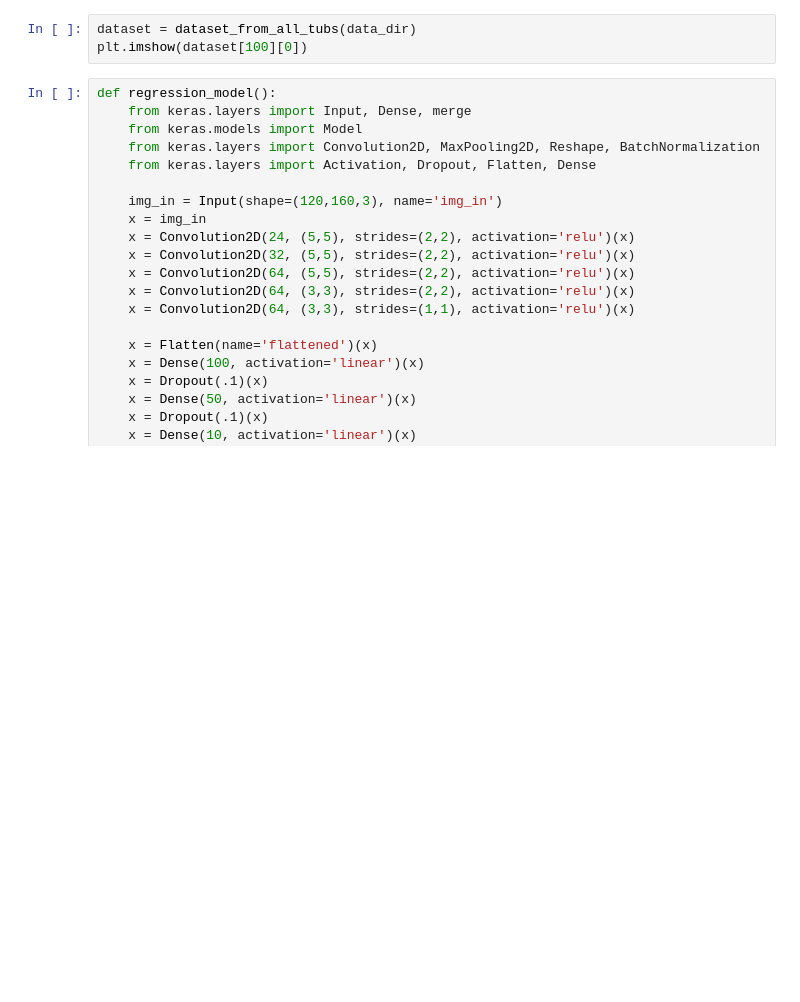
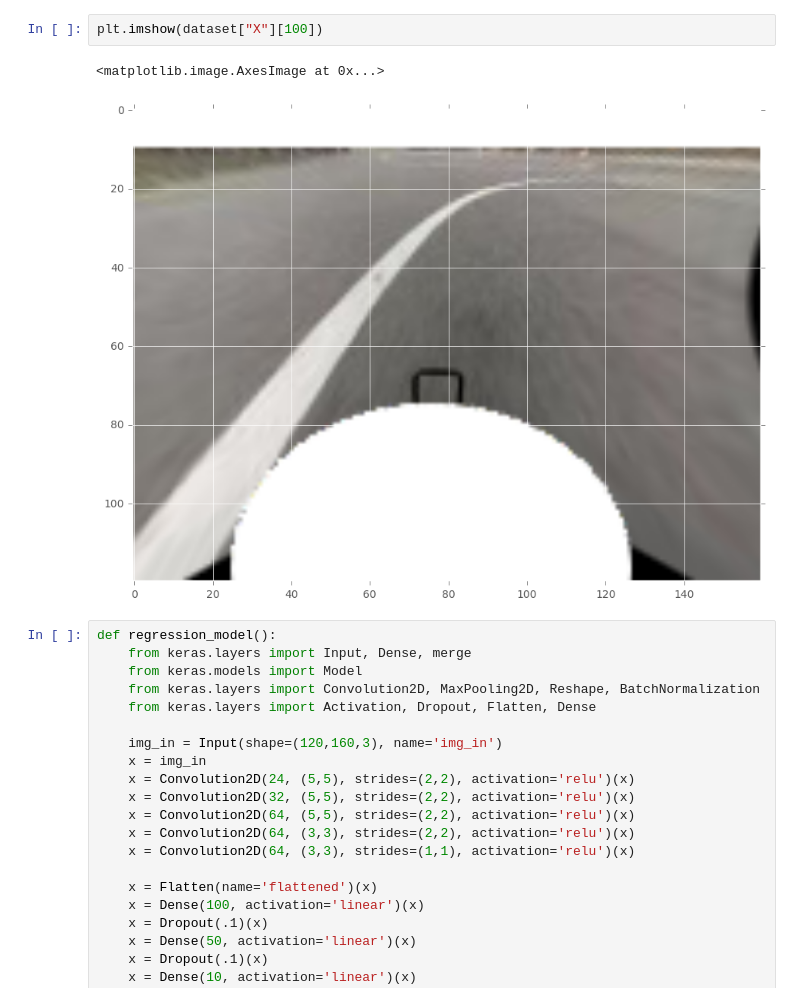
Before and after one commit to test-v1/notebooks-1, a Jupyter notebook: donkeycar/model explore.ipynb, the cells around one changed output. Drawn from its saved outputs; the diff is of its cells as text; blank space fills up the shorter version.

```diff
--- a/donkeycar/model explore.ipynb
+++ b/donkeycar/model explore.ipynb
@@ -65,6 +100,8 @@ def batch_gen(dataset, batch_size=128, augmented=False, bin_angle=True):
 # %%
-dataset = dataset_from_all_tubs(data_dir)
-plt.imshow(dataset[100][0])
+plt.imshow(dataset["X"][100])
+# %% [output]
+<matplotlib.image.AxesImage at 0x...>
+[figure, added]
 # %%
 def regression_model():
     from keras.layers import Input, Dense, merge
```
Also changed, not shown: parts of 12 cells of this notebook, 2 other files.
